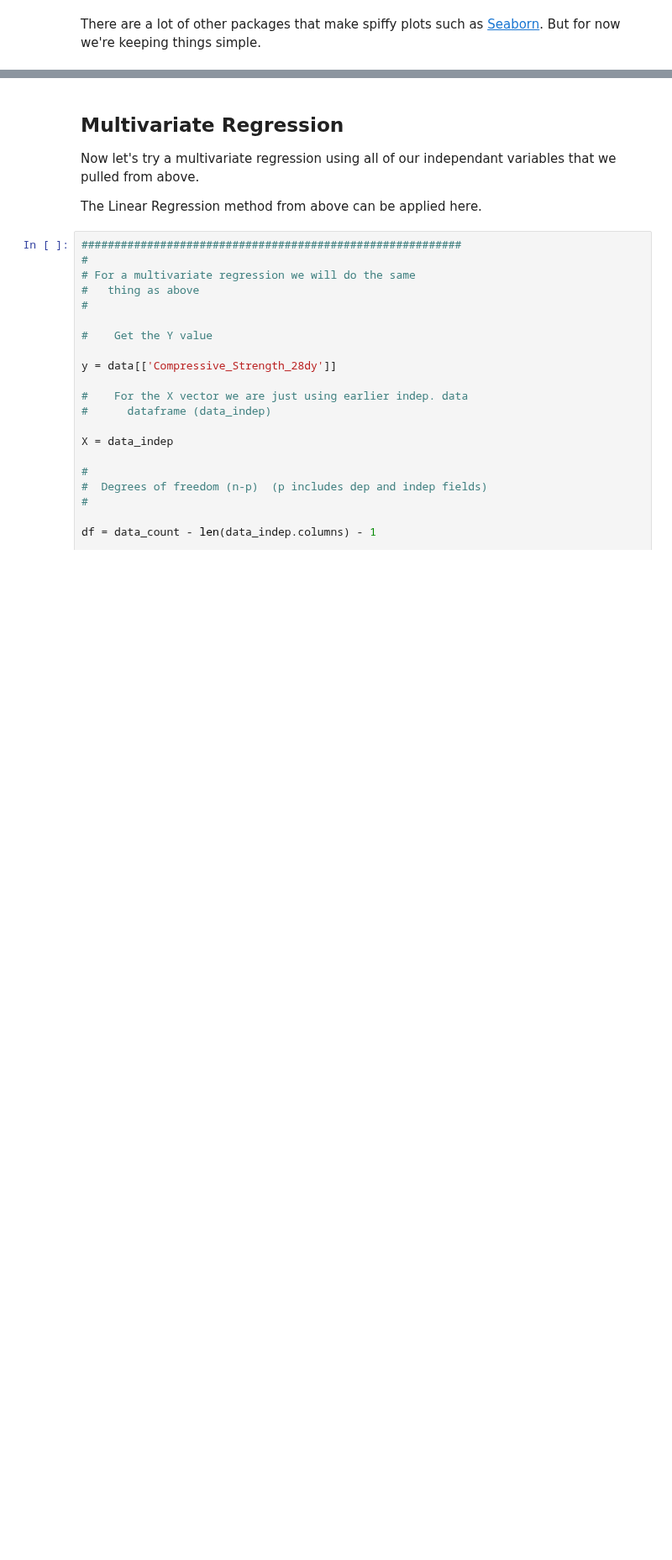
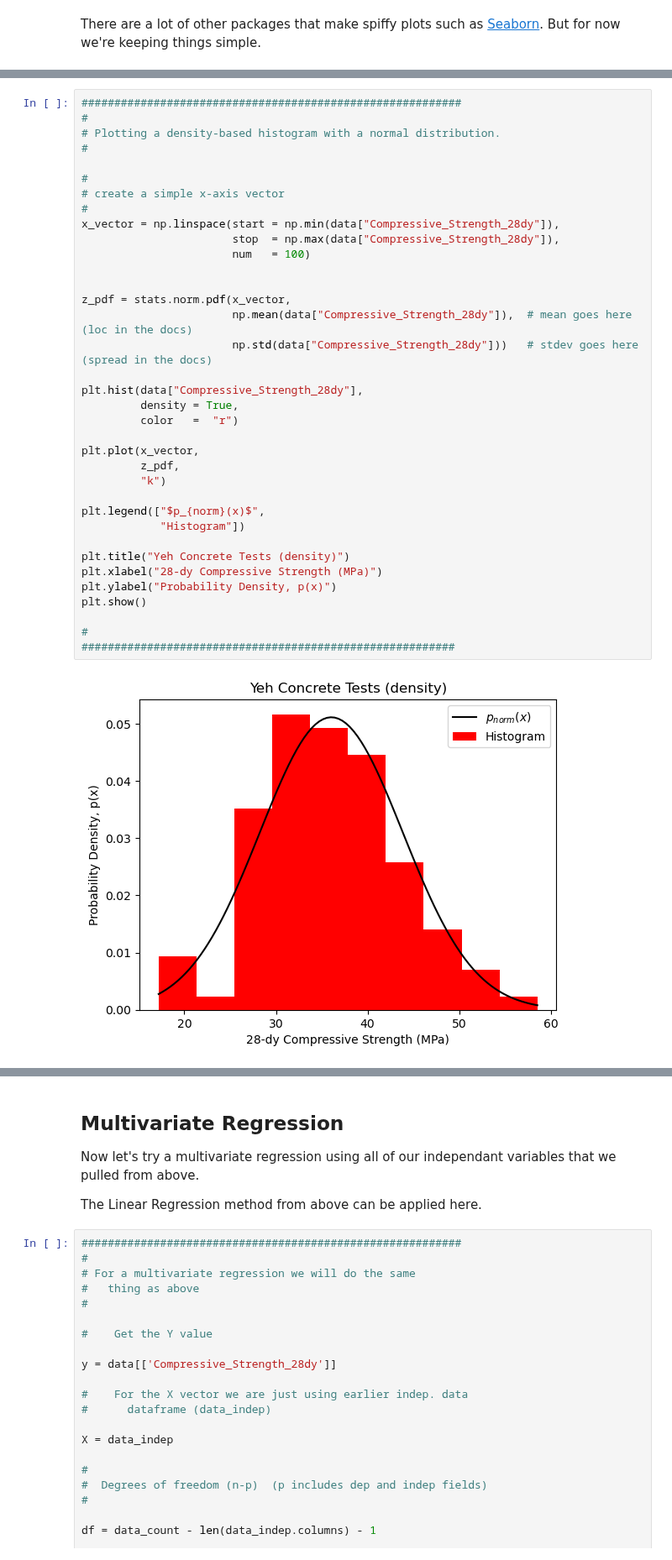
Before and after one commit to wjcapehart/AES_CEE_Python, a Jupyter notebook: Jupyter_Notebooks_and_Other_Files/02_Crash_Course_Files/02_04_Intro_to_Pandas/Part 4 - Importing Data and Simple Statistics.ipynb, the cells around one changed output, grey strips where cells are left out. Shown at 84% size. Drawn from its saved outputs; the diff is of its cells as text; blank space fills up the shorter version.

```diff
--- a/Jupyter_Notebooks_and_Other_Files/02_Crash_Course_Files/02_04_Intro_to_Pandas/Part 4 - Importing Data and Simple Statistics.ipynb
+++ b/Jupyter_Notebooks_and_Other_Files/02_Crash_Course_Files/02_04_Intro_to_Pandas/Part 4 - Importing Data and Simple Statistics.ipynb
@@ -503,3 +463,41 @@ There are a lot of other packages that make spiffy plots such as [Seaborn](https
+# %%
+##########################################################
+#
+# Plotting a density-based histogram with a normal distribution.
+#
+
+#
+# create a simple x-axis vector
+#
+x_vector = np.linspace(start = np.min(data["Compressive_Strength_28dy"]),
+                       stop  = np.max(data["Compressive_Strength_28dy"]),
+                       num   = 100)
+
+
+z_pdf = stats.norm.pdf(x_vector,
+                       np.mean(data["Compressive_Strength_28dy"]),  # mean goes here (loc in the docs)
+                       np.std(data["Compressive_Strength_28dy"]))   # stdev goes here (spread in the docs)
+
+plt.hist(data["Compressive_Strength_28dy"],
+         density = True,
+         color   =  "r")
+
+plt.plot(x_vector,
+         z_pdf,
+         "k")
+
+plt.legend(["$p_{norm}(x)$",
+            "Histogram"])
+
+plt.title("Yeh Concrete Tests (density)")
+plt.xlabel("28-dy Compressive Strength (MPa)")
+plt.ylabel("Probability Density, p(x)")
+plt.show()
+
+#
+#########################################################
+# %% [output]
+[figure, added]
 # %% [markdown]
 ## Calculating the Confidence Interval with SciPy.Stats
 
```
Also changed, not shown: parts of 36 cells of this notebook, 1 other file.
